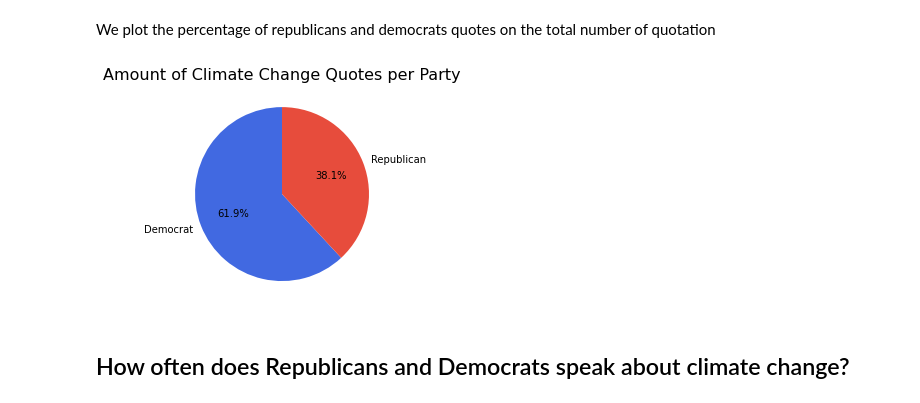
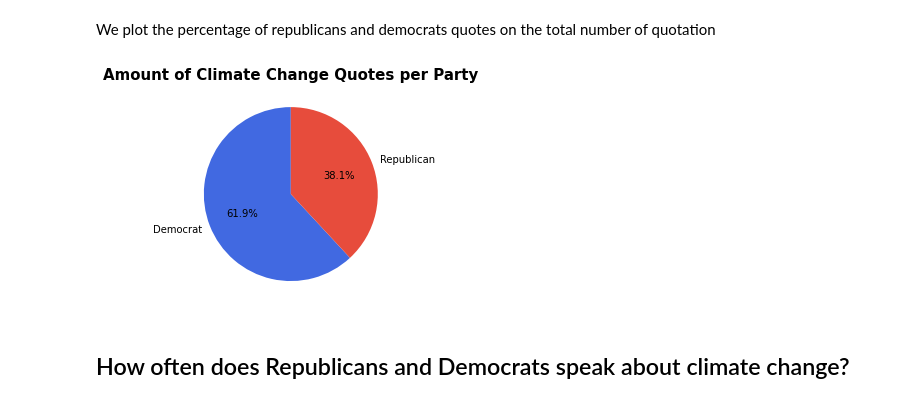
Before and after one commit to epfl-ada/ada-2021-project-the-internationadas, a Jupyter notebook: scripts/exploratory_data_analysis.ipynb, the cells around one changed output. Cells and saved outputs as stored; diff of their text form; code cells hidden in the pictures.

```diff
--- a/scripts/exploratory_data_analysis.ipynb
+++ b/scripts/exploratory_data_analysis.ipynb
@@ -385,10 +394,10 @@ We plot the percentage of republicans and democrats quotes on the total number o
 # %%
 df_party_piechart = df_climate_change.groupby(['party']).size()
 plt.pie(df_party_piechart, labels = df_party_piechart.index, colors = [dem_color, rep_color], autopct='%1.1f%%', startangle=90)
-plt.title('Amount of Climate Change Quotes per Party', fontsize=16)
+plt.title('Amount of Climate Change Quotes per Party', fontsize=15, fontweight="bold")
 plt.show()
 # %% [output]
-[figure, old version]
+[figure, new version]
 # %% [markdown]
 ## How often does Republicans and Democrats speak about climate change?
 # %% [markdown]
```
Also changed, not shown: parts of 6 cells of this notebook.
